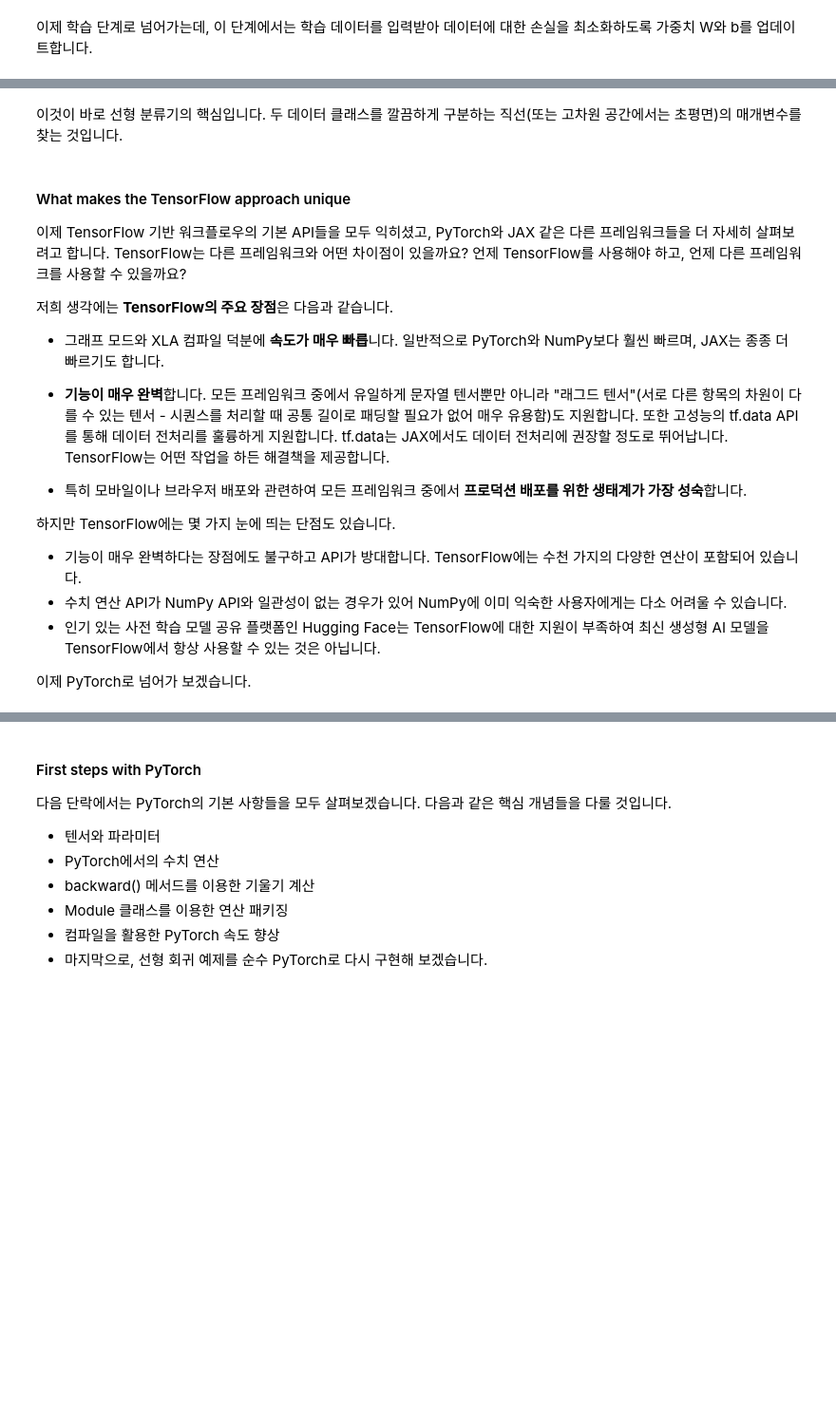
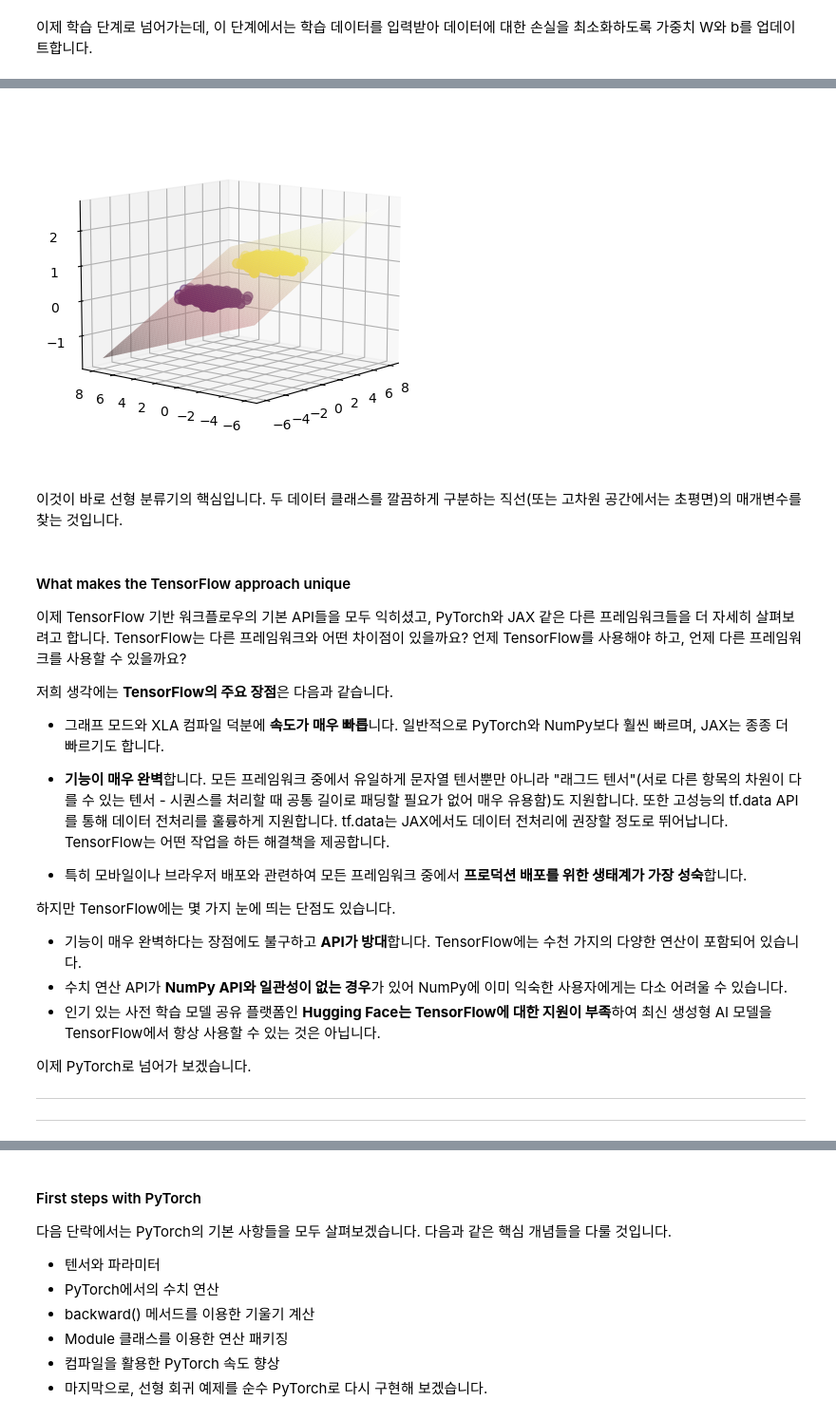
Before and after one commit to junji64/Deep-Learning-with-Python, a Jupyter notebook: chapter03_introduction-to-ml-frameworks.ipynb, the cells around one changed output, grey strips where cells are left out. Shown at 95% size. Saved outputs shown, nothing was run; the diff lists cells and outputs as text; code cells hidden in the pictures; blank space fills up the shorter version.

```diff
--- a/chapter03_introduction-to-ml-frameworks.ipynb
+++ b/chapter03_introduction-to-ml-frameworks.ipynb
@@ -461,3 +447,21 @@ plt.scatter(inputs[:, 0], inputs[:, 1], c=predictions[:, 0] > 0.5)
+# %%
+x = inputs[:,0]
+y = inputs[:,1]
+z = targets[:,0]
+fig = plt.figure()
+ax = fig.add_subplot(111, projection='3d')
+ax.scatter(x, y, z, c=z, s=50)
+
+xp = np.linspace(-6, 8, 100)
+yp = np.linspace(-6, 8, 100)
+X, Y = np.meshgrid(xp, yp, indexing='ij')
+zp = W[0]*X + W[1]*Y + b
+ax.plot_surface(X, Y, zp, alpha=0.5, cmap='pink')
+
+ax.view_init(elev=10, azim=-140)
+plt.show()
+# %% [output]
+[figure, added]
 # %% [markdown]
 이것이 바로 선형 분류기의 핵심입니다. 두 데이터 클래스를 깔끔하게 구분하는 직선(또는 고차원 공간에서는 초평면)의 매개변수를 찾는 것입니다.
 # %% [markdown]
@@ -474,10 +478,13 @@ plt.scatter(inputs[:, 0], inputs[:, 1], c=predictions[:, 0] > 0.5)
 
 하지만 TensorFlow에는 몇 가지 눈에 띄는 단점도 있습니다.
 
-* 기능이 매우 완벽하다는 장점에도 불구하고 API가 방대합니다. TensorFlow에는 수천 가지의 다양한 연산이 포함되어 있습니다.
-* 수치 연산 API가 NumPy API와 일관성이 없는 경우가 있어 NumPy에 이미 익숙한 사용자에게는 다소 어려울 수 있습니다.
-* 인기 있는 사전 학습 모델 공유 플랫폼인 Hugging Face는 TensorFlow에 대한 지원이 부족하여 최신 생성형 AI 모델을 TensorFlow에서 항상 사용할 수 있는 것은 아닙니다.
+* 기능이 매우 완벽하다는 장점에도 불구하고 **API가 방대**합니다. TensorFlow에는 수천 가지의 다양한 연산이 포함되어 있습니다.
+* 수치 연산 API가 **NumPy API와 일관성이 없는 경우**가 있어 NumPy에 이미 익숙한 사용자에게는 다소 어려울 수 있습니다.
+* 인기 있는 사전 학습 모델 공유 플랫폼인 **Hugging Face는 TensorFlow에 대한 지원이 부족**하여 최신 생성형 AI 모델을 TensorFlow에서 항상 사용할 수 있는 것은 아닙니다.
 
 이제 PyTorch로 넘어가 보겠습니다.
+
+---
+---
 # %% [markdown]
 ### Introduction to PyTorch
```
Also changed, not shown: parts of 63 cells of this notebook.
